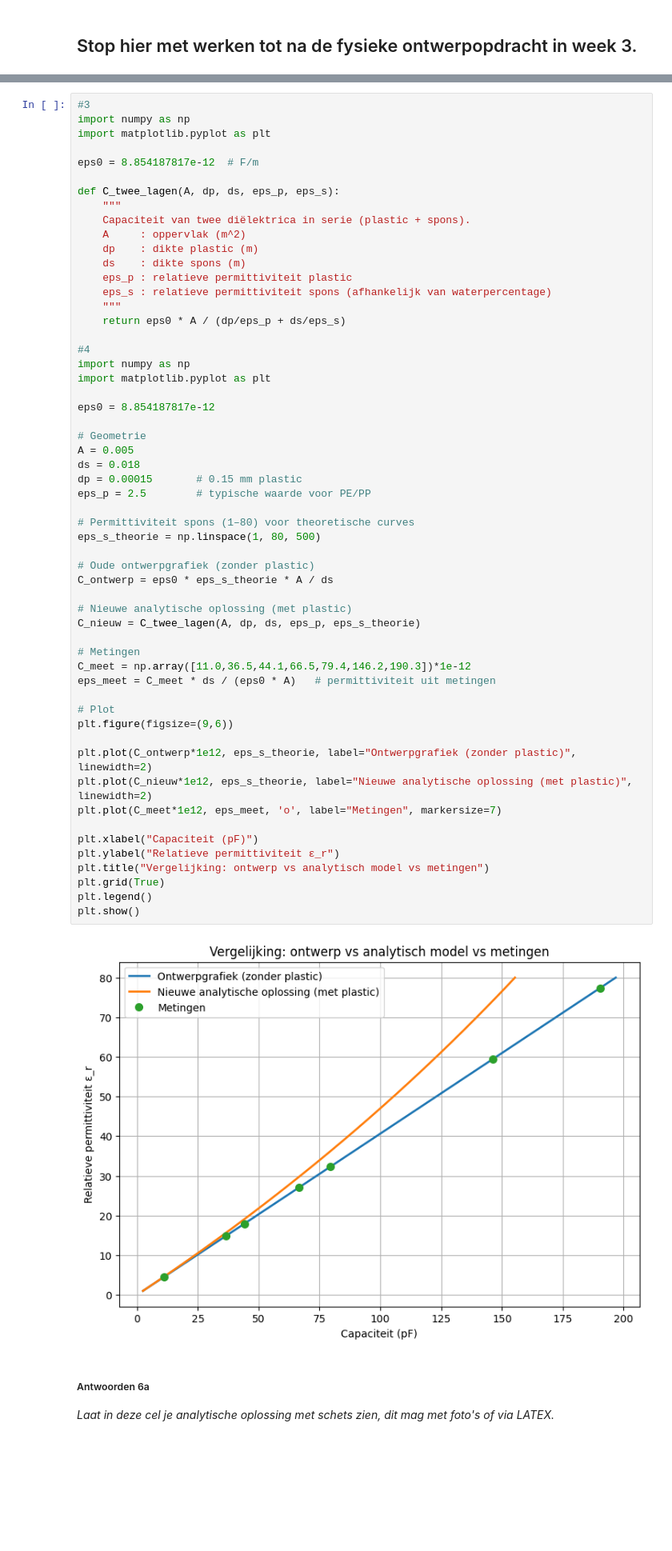
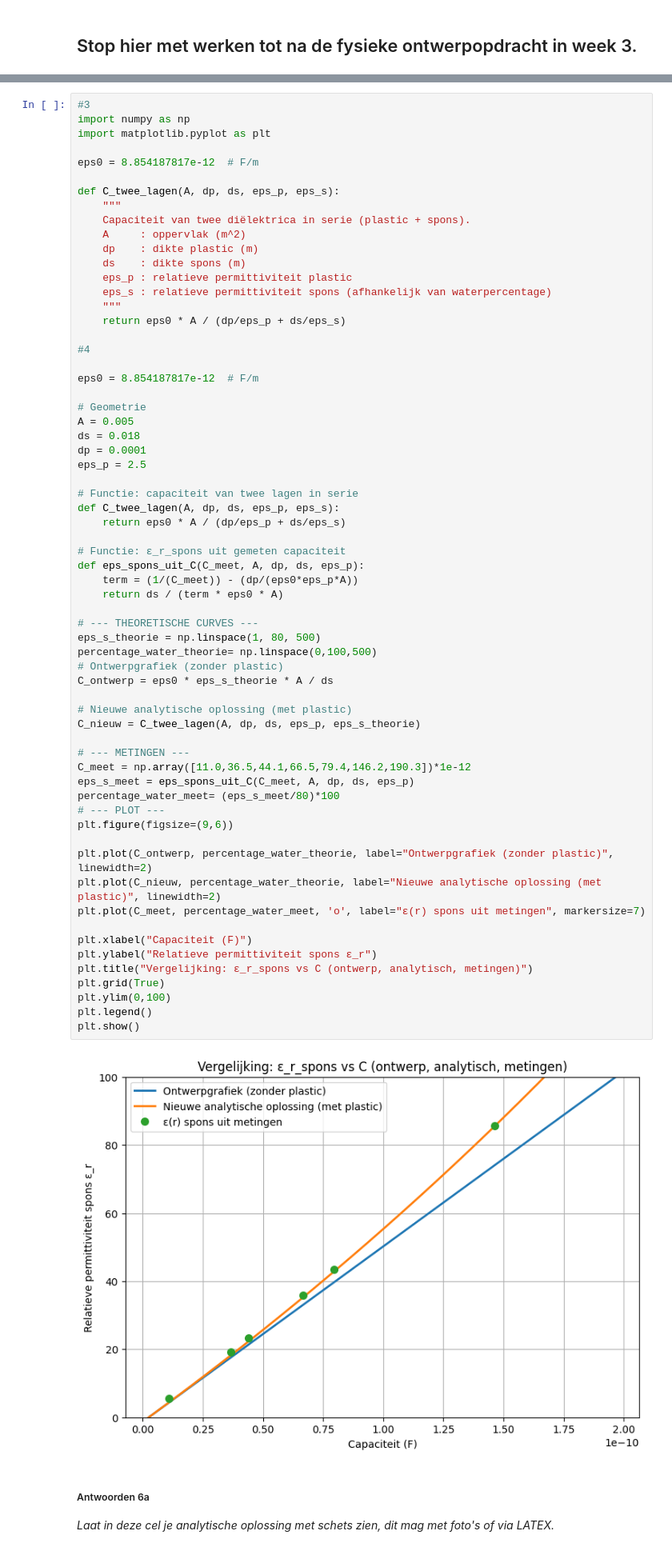
Before and after one commit to owesdorp/opdrachten-DEF-D, a Jupyter notebook: DigitaleOntwerpopdrachten/1CondensatorOpdracht/CondensatorOntwerpopdracht.ipynb, the cells around one changed output, grey strips where cells are left out. Shown at 80% size. Drawn from its saved outputs; the diff is of its cells as text; blank space fills up the shorter version.

```diff
--- a/DigitaleOntwerpopdrachten/1CondensatorOpdracht/CondensatorOntwerpopdracht.ipynb
+++ b/DigitaleOntwerpopdrachten/1CondensatorOpdracht/CondensatorOntwerpopdracht.ipynb
@@ -992,52 +993,60 @@ def C_twee_lagen(A, dp, ds, eps_p, eps_s):
     Capaciteit van twee diëlektrica in serie (plastic + spons).
     A     : oppervlak (m^2)
     dp    : dikte plastic (m)
     ds    : dikte spons (m)
     eps_p : relatieve permittiviteit plastic
     eps_s : relatieve permittiviteit spons (afhankelijk van waterpercentage)
     """
     return eps0 * A / (dp/eps_p + ds/eps_s)
 
 #4
-import numpy as np
-import matplotlib.pyplot as plt
 
-eps0 = 8.854187817e-12
+eps0 = 8.854187817e-12  # F/m
 
 # Geometrie
 A = 0.005
 ds = 0.018
-dp = 0.00015       # 0.15 mm plastic
-eps_p = 2.5        # typische waarde voor PE/PP
+dp = 0.0001
+eps_p = 2.5
 
-# Permittiviteit spons (1–80) voor theoretische curves
+# Functie: capaciteit van twee lagen in serie
+def C_twee_lagen(A, dp, ds, eps_p, eps_s):
+    return eps0 * A / (dp/eps_p + ds/eps_s)
+
+# Functie: ε_r_spons uit gemeten capaciteit
+def eps_spons_uit_C(C_meet, A, dp, ds, eps_p):
+    term = (1/(C_meet)) - (dp/(eps0*eps_p*A))
+    return ds / (term * eps0 * A)
+
+# --- THEORETISCHE CURVES ---
 eps_s_theorie = np.linspace(1, 80, 500)
-
-# Oude ontwerpgrafiek (zonder plastic)
+percentage_water_theorie= np.linspace(0,100,500)
+# Ontwerpgrafiek (zonder plastic)
 C_ontwerp = eps0 * eps_s_theorie * A / ds
 
 # Nieuwe analytische oplossing (met plastic)
 C_nieuw = C_twee_lagen(A, dp, ds, eps_p, eps_s_theorie)
 
-# Metingen
+# --- METINGEN ---
 C_meet = np.array([11.0,36.5,44.1,66.5,79.4,146.2,190.3])*1e-12
-eps_meet = C_meet * ds / (eps0 * A)   # permittiviteit uit metingen
-
-# Plot
+eps_s_meet = eps_spons_uit_C(C_meet, A, dp, ds, eps_p)
+percentage_water_meet= (eps_s_meet/80)*100
+# --- PLOT ---
 plt.figure(figsize=(9,6))
 
-plt.plot(C_ontwerp*1e12, eps_s_theorie, label="Ontwerpgrafiek (zonder plastic)", linewidth=2)
-plt.plot(C_nieuw*1e12, eps_s_theorie, label="Nieuwe analytische oplossing (met plastic)", linewidth=2)
-plt.plot(C_meet*1e12, eps_meet, 'o', label="Metingen", markersize=7)
+plt.plot(C_ontwerp, percentage_water_theorie, label="Ontwerpgrafiek (zonder plastic)", linewidth=2)
+plt.plot(C_nieuw, percentage_water_theorie, label="Nieuwe analytische oplossing (met plastic)", linewidth=2)
+plt.plot(C_meet, percentage_water_meet, 'o', label="ε(r) spons uit metingen", markersize=7)
 
-plt.xlabel("Capaciteit (pF)")
-plt.ylabel("Relatieve permittiviteit ε_r")
-plt.title("Vergelijking: ontwerp vs analytisch model vs metingen")
+plt.xlabel("Capaciteit (F)")
+plt.ylabel("Relatieve permittiviteit spons ε_r")
+plt.title("Vergelijking: ε_r_spons vs C (ontwerp, analytisch, metingen)")
 plt.grid(True)
+plt.ylim(0,100)
 plt.legend()
 plt.show()
 # %% [output]
-[figure, old version]
+[figure, new version]
 # %% [markdown]
 ##### Antwoorden 6a
 
```
Also changed, not shown: parts of 1 cell of this notebook.
